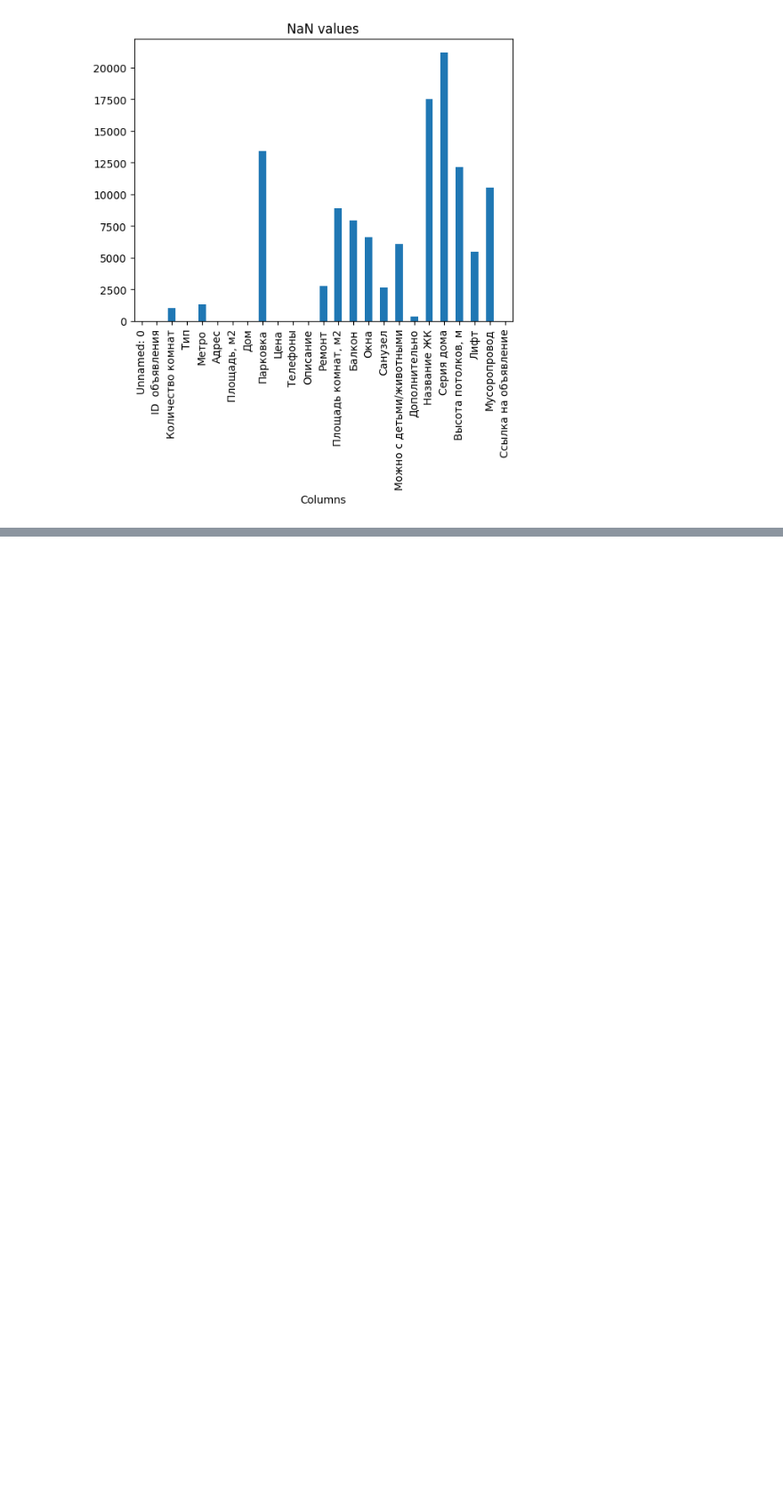
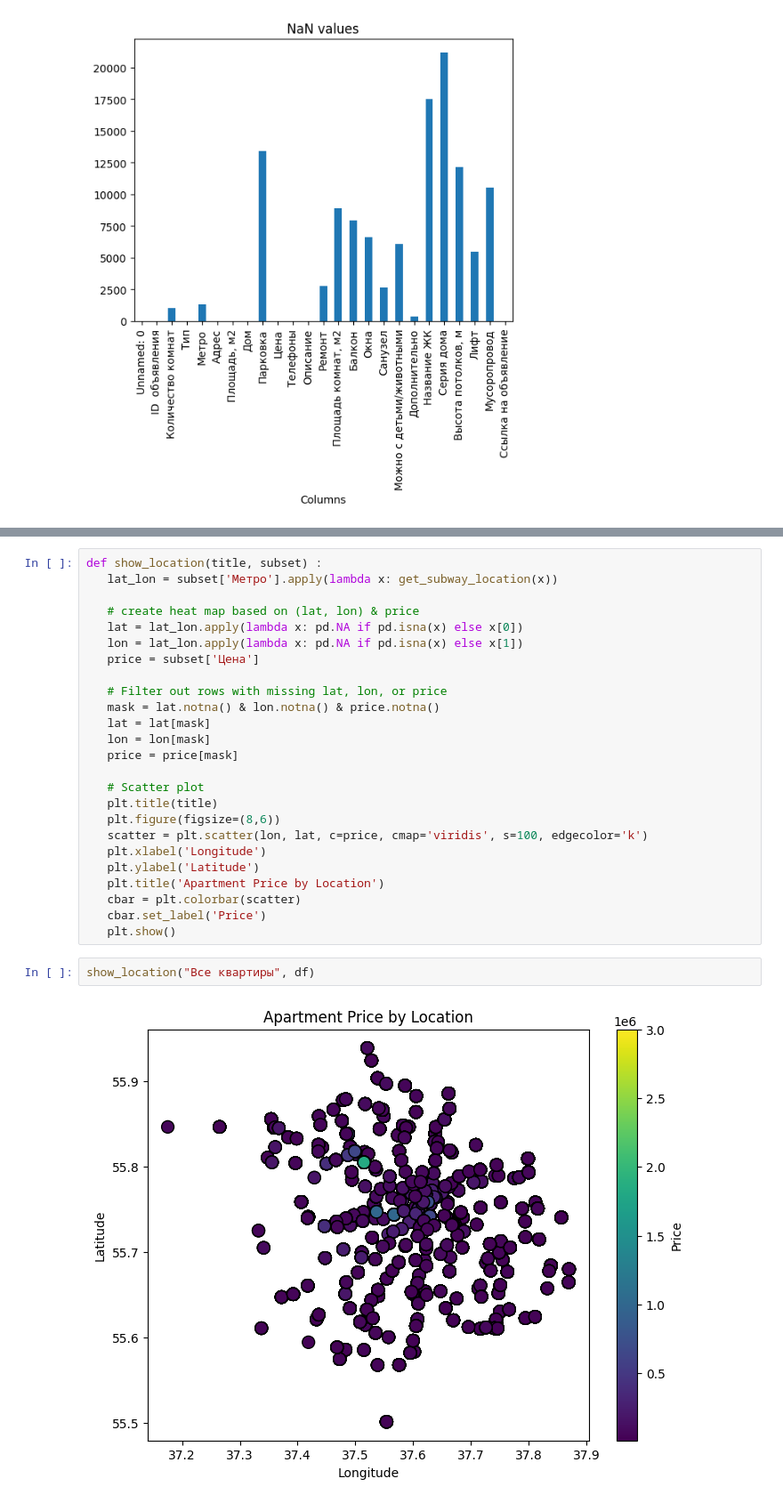
Before and after one commit to Ali-B-Indahouse/How-Much-Is-The-real-estate-in-Moscow, a Jupyter notebook: osana_data_analysis.ipynb, the cells around one changed output, grey strips where cells are left out. Shown at 89% size. Saved outputs shown, nothing was run; the diff lists cells and outputs as text; blank space fills up the shorter version.

```diff
--- a/osana_data_analysis.ipynb
+++ b/osana_data_analysis.ipynb
@@ -333,0 +646,29 @@ Name: Метро, Length: 23368, dtype: object
+# %%
+def show_location(title, subset) :
+   lat_lon = subset['Метро'].apply(lambda x: get_subway_location(x))
+
+   # create heat map based on (lat, lon) & price
+   lat = lat_lon.apply(lambda x: pd.NA if pd.isna(x) else x[0])
+   lon = lat_lon.apply(lambda x: pd.NA if pd.isna(x) else x[1])
+   price = subset['Цена']
+
+   # Filter out rows with missing lat, lon, or price
+   mask = lat.notna() & lon.notna() & price.notna()
+   lat = lat[mask]
+   lon = lon[mask]
+   price = price[mask]
+
+   # Scatter plot
+   plt.title(title)
+   plt.figure(figsize=(8,6))
+   scatter = plt.scatter(lon, lat, c=price, cmap='viridis', s=100, edgecolor='k')
+   plt.xlabel('Longitude')
+   plt.ylabel('Latitude')
+   plt.title('Apartment Price by Location')
+   cbar = plt.colorbar(scatter)
+   cbar.set_label('Price')
+   plt.show()
+# %%
+show_location("Все квартиры", df)
+# %% [output]
+[figure, added]
```
Also changed, not shown: parts of 32 cells of this notebook, 1 other file.
